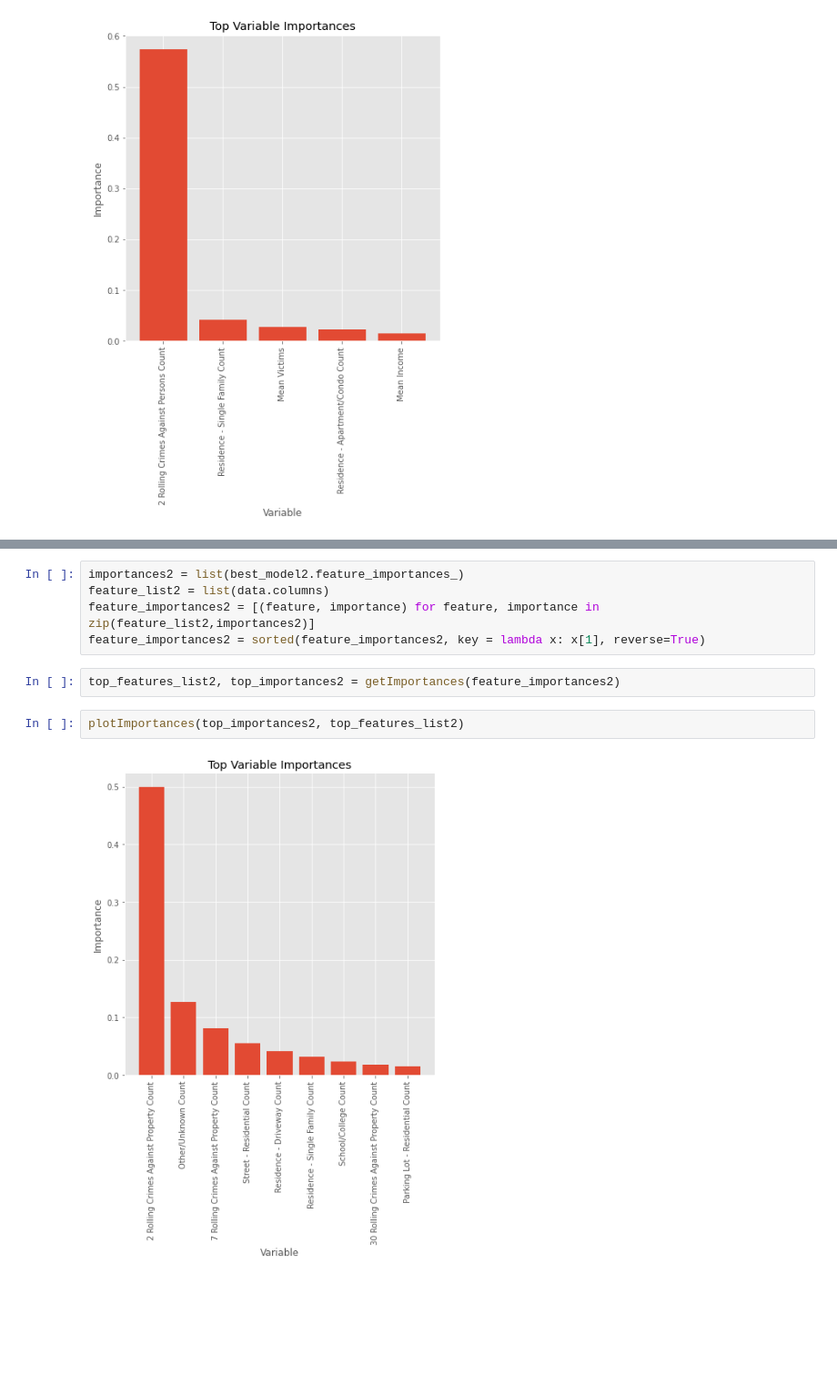
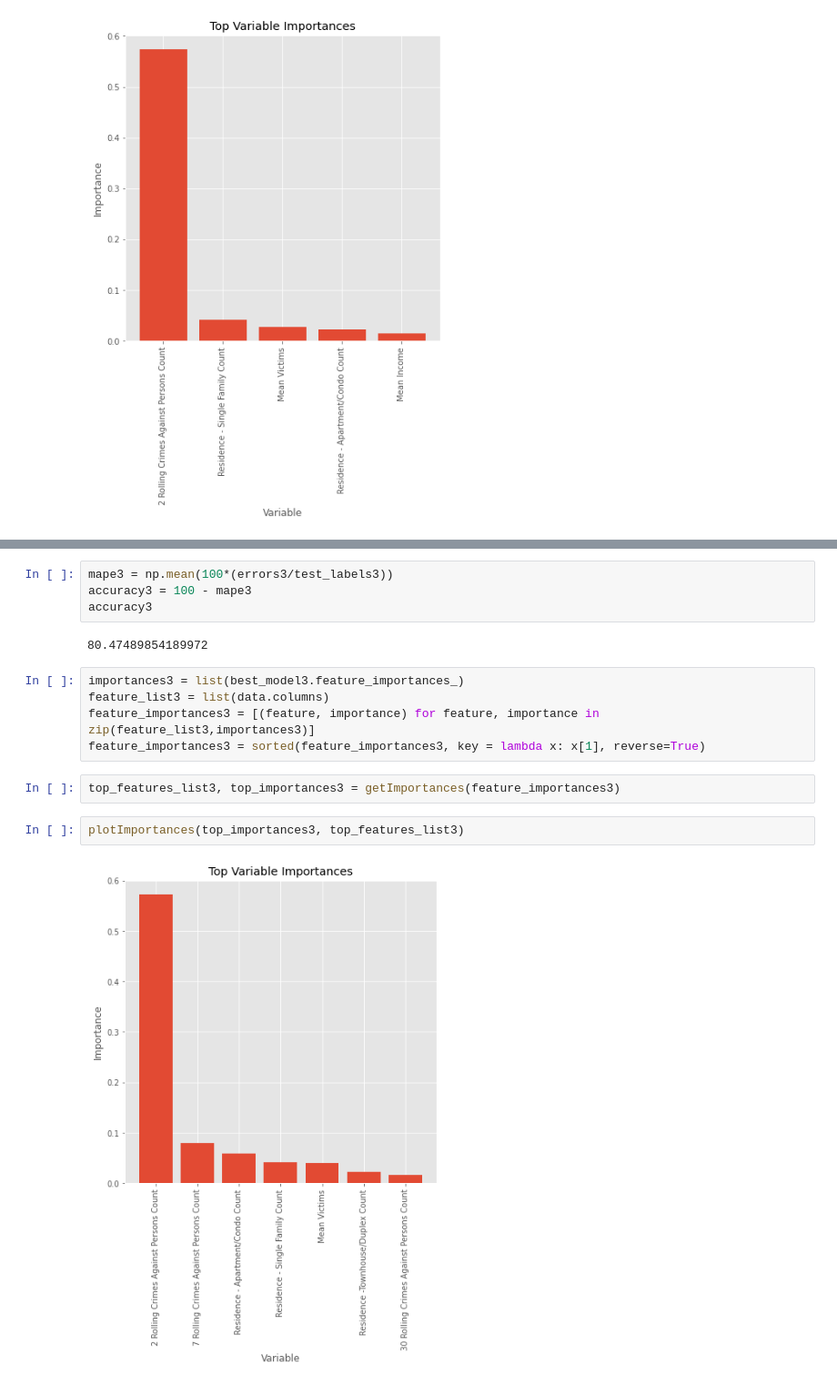
Before and after one commit to hudsonbat/Data-205, a Jupyter notebook: Regression_Trees_All.ipynb, the cells around one changed output, grey strips where cells are left out. Shown at 91% size. Drawn from its saved outputs; the diff is of its cells as text; blank space fills up the shorter version.

```diff
--- a/Regression_Trees_All.ipynb
+++ b/Regression_Trees_All.ipynb
@@ -859,12 +853,18 @@ accuracy2
+# %%
+mape3 = np.mean(100*(errors3/test_labels3))
+accuracy3 = 100 - mape3
+accuracy3
+# %% [output]
+80.47489854189972
 # %%
-importances2 = list(best_model2.feature_importances_)
-feature_list2 = list(data.columns)
-feature_importances2 = [(feature, importance) for feature, importance in zip(feature_list2,importances2)]
-feature_importances2 = sorted(feature_importances2, key = lambda x: x[1], reverse=True)
+importances3 = list(best_model3.feature_importances_)
+feature_list3 = list(data.columns)
+feature_importances3 = [(feature, importance) for feature, importance in zip(feature_list3,importances3)]
+feature_importances3 = sorted(feature_importances3, key = lambda x: x[1], reverse=True)
-# %%
-top_features_list2, top_importances2 = getImportances(feature_importances2)
-# %%
-plotImportances(top_importances2, top_features_list2)
-# %% [output]
-[figure, removed]
+# %%
+top_features_list3, top_importances3 = getImportances(feature_importances3)
+# %%
+plotImportances(top_importances3, top_features_list3)
+# %% [output]
+[figure, added]
 # %%
```
Also changed, not shown: parts of 11 cells of this notebook.
